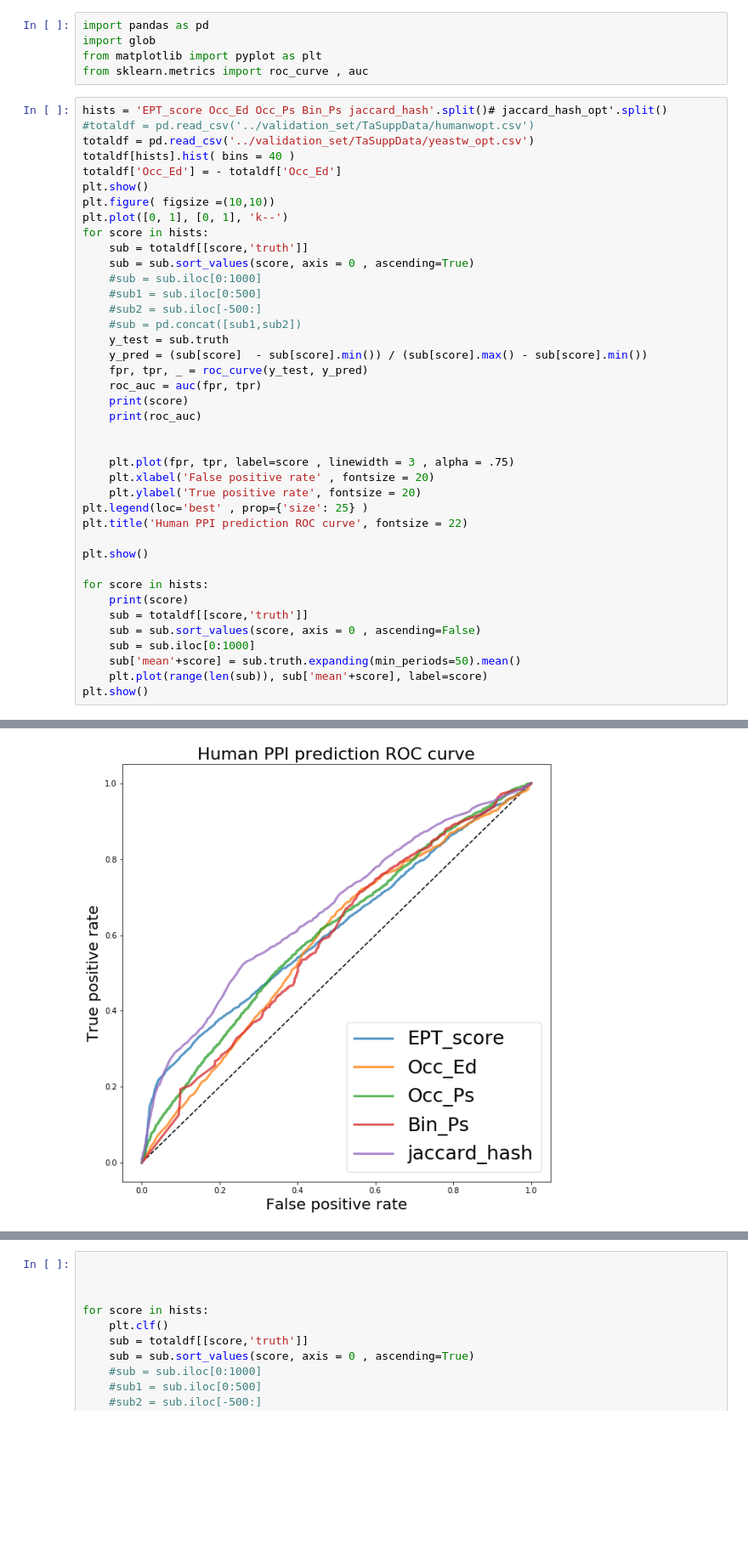
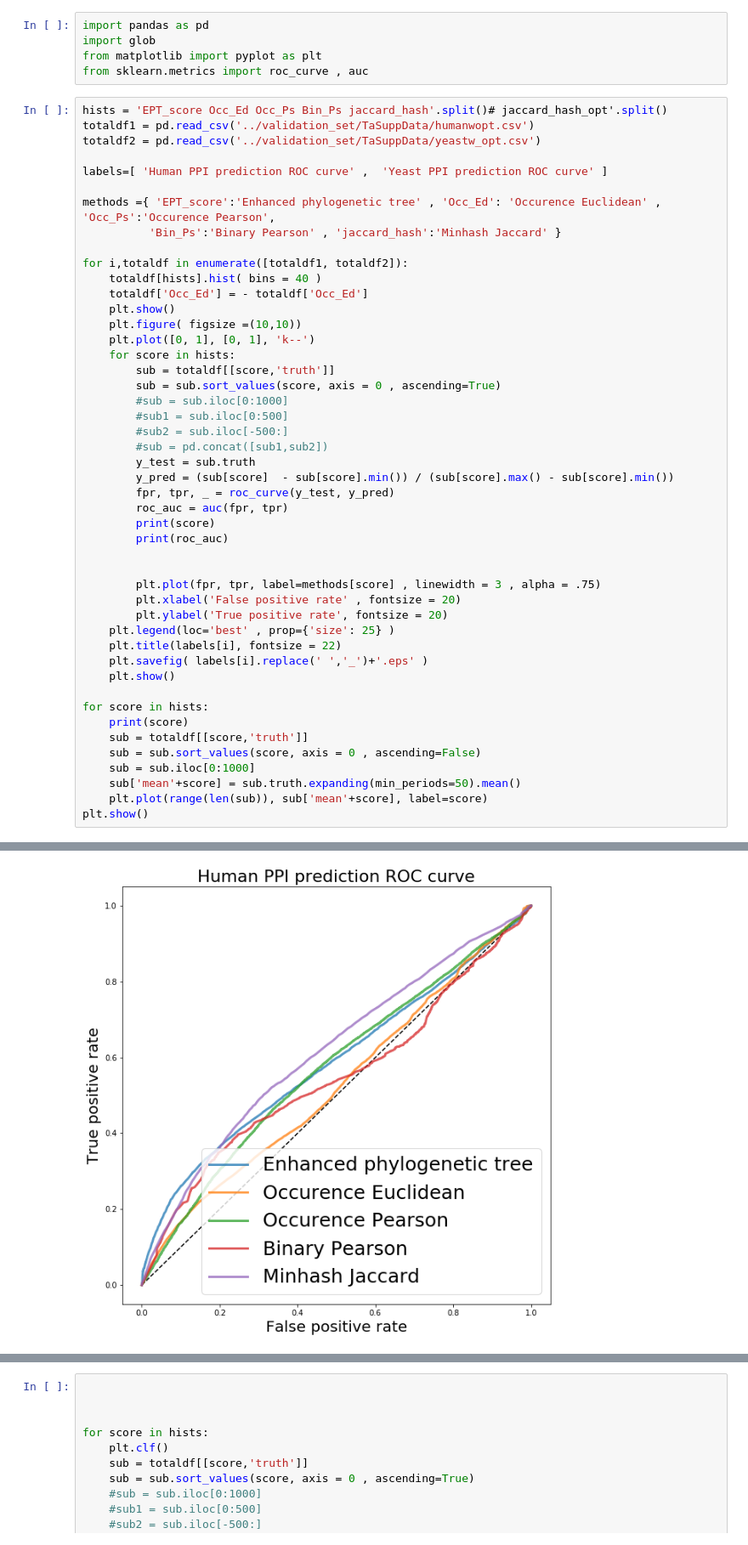
Before and after one commit to DessimozLab/HogProf, a Jupyter notebook: pyprofiler/notebooks/validation_dataset_ROC.ipynb, the cells around one changed output, grey strips where cells are left out. Shown at 85% size. Saved outputs shown, nothing was run; the diff lists cells and outputs as text; blank space fills up the shorter version.

```diff
--- a/pyprofiler/notebooks/validation_dataset_ROC.ipynb
+++ b/pyprofiler/notebooks/validation_dataset_ROC.ipynb
@@ -5,35 +5,42 @@ from matplotlib import pyplot as plt
 from sklearn.metrics import roc_curve , auc
 # %%
 hists = 'EPT_score Occ_Ed Occ_Ps Bin_Ps jaccard_hash'.split()# jaccard_hash_opt'.split()
-#totaldf = pd.read_csv('../validation_set/TaSuppData/humanwopt.csv')
-totaldf = pd.read_csv('../validation_set/TaSuppData/yeastw_opt.csv')
-totaldf[hists].hist( bins = 40 )
-totaldf['Occ_Ed'] = - totaldf['Occ_Ed']
-plt.show()
-plt.figure( figsize =(10,10))
-plt.plot([0, 1], [0, 1], 'k--')
-for score in hists:
-    sub = totaldf[[score,'truth']]
-    sub = sub.sort_values(score, axis = 0 , ascending=True)
-    #sub = sub.iloc[0:1000]
-    #sub1 = sub.iloc[0:500]
-    #sub2 = sub.iloc[-500:]
-    #sub = pd.concat([sub1,sub2])
-    y_test = sub.truth
-    y_pred = (sub[score]  - sub[score].min()) / (sub[score].max() - sub[score].min())
-    fpr, tpr, _ = roc_curve(y_test, y_pred)
-    roc_auc = auc(fpr, tpr)
-    print(score)
-    print(roc_auc)
+totaldf1 = pd.read_csv('../validation_set/TaSuppData/humanwopt.csv')
+totaldf2 = pd.read_csv('../validation_set/TaSuppData/yeastw_opt.csv')
+
+labels=[ 'Human PPI prediction ROC curve' ,  'Yeast PPI prediction ROC curve' ]
+
+methods ={ 'EPT_score':'Enhanced phylogenetic tree' , 'Occ_Ed': 'Occurence Euclidean' , 'Occ_Ps':'Occurence Pearson',
+          'Bin_Ps':'Binary Pearson' , 'jaccard_hash':'Minhash Jaccard' }
+
+for i,totaldf in enumerate([totaldf1, totaldf2]):
+    totaldf[hists].hist( bins = 40 )
+    totaldf['Occ_Ed'] = - totaldf['Occ_Ed']
+    plt.show()
+    plt.figure( figsize =(10,10))
+    plt.plot([0, 1], [0, 1], 'k--')
+    for score in hists:
+        sub = totaldf[[score,'truth']]
+        sub = sub.sort_values(score, axis = 0 , ascending=True)
+        #sub = sub.iloc[0:1000]
+        #sub1 = sub.iloc[0:500]
+        #sub2 = sub.iloc[-500:]
+        #sub = pd.concat([sub1,sub2])
+        y_test = sub.truth
+        y_pred = (sub[score]  - sub[score].min()) / (sub[score].max() - sub[score].min())
+        fpr, tpr, _ = roc_curve(y_test, y_pred)
+        roc_auc = auc(fpr, tpr)
+        print(score)
+        print(roc_auc)
 
 
-    plt.plot(fpr, tpr, label=score , linewidth = 3 , alpha = .75)
-    plt.xlabel('False positive rate' , fontsize = 20)
-    plt.ylabel('True positive rate', fontsize = 20)
-plt.legend(loc='best' , prop={'size': 25} )
-plt.title('Human PPI prediction ROC curve', fontsize = 22)
-
-plt.show()
+        plt.plot(fpr, tpr, label=methods[score] , linewidth = 3 , alpha = .75)
+        plt.xlabel('False positive rate' , fontsize = 20)
+        plt.ylabel('True positive rate', fontsize = 20)
+    plt.legend(loc='best' , prop={'size': 25} )
+    plt.title(labels[i], fontsize = 22)
+    plt.savefig( labels[i].replace(' ','_')+'.eps' )
+    plt.show()
 
 for score in hists:
     print(score)
@@ -58 +77 @@ jaccard_hash
-[figure, old version]
+[figure, new version]
```
Also changed, not shown: parts of 1 cell of this notebook, 6 other files.
